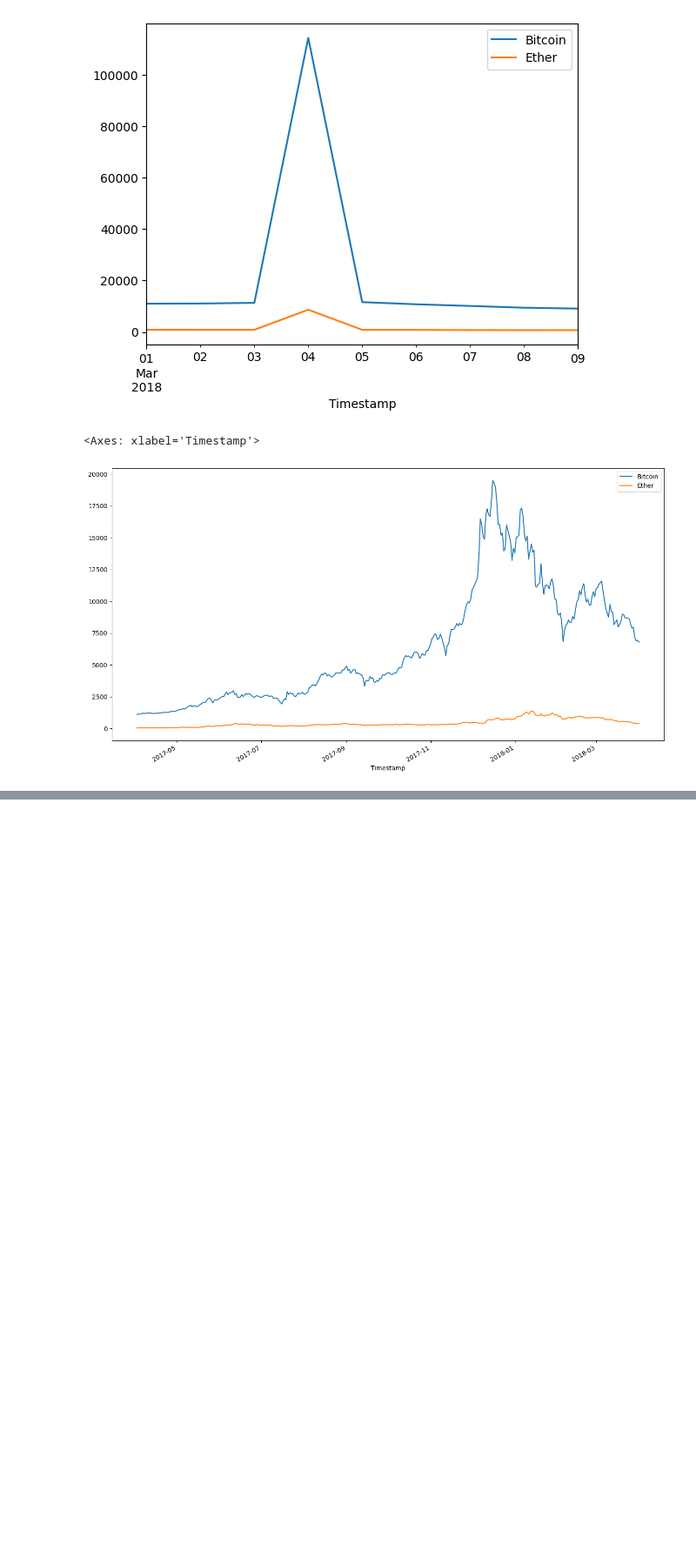
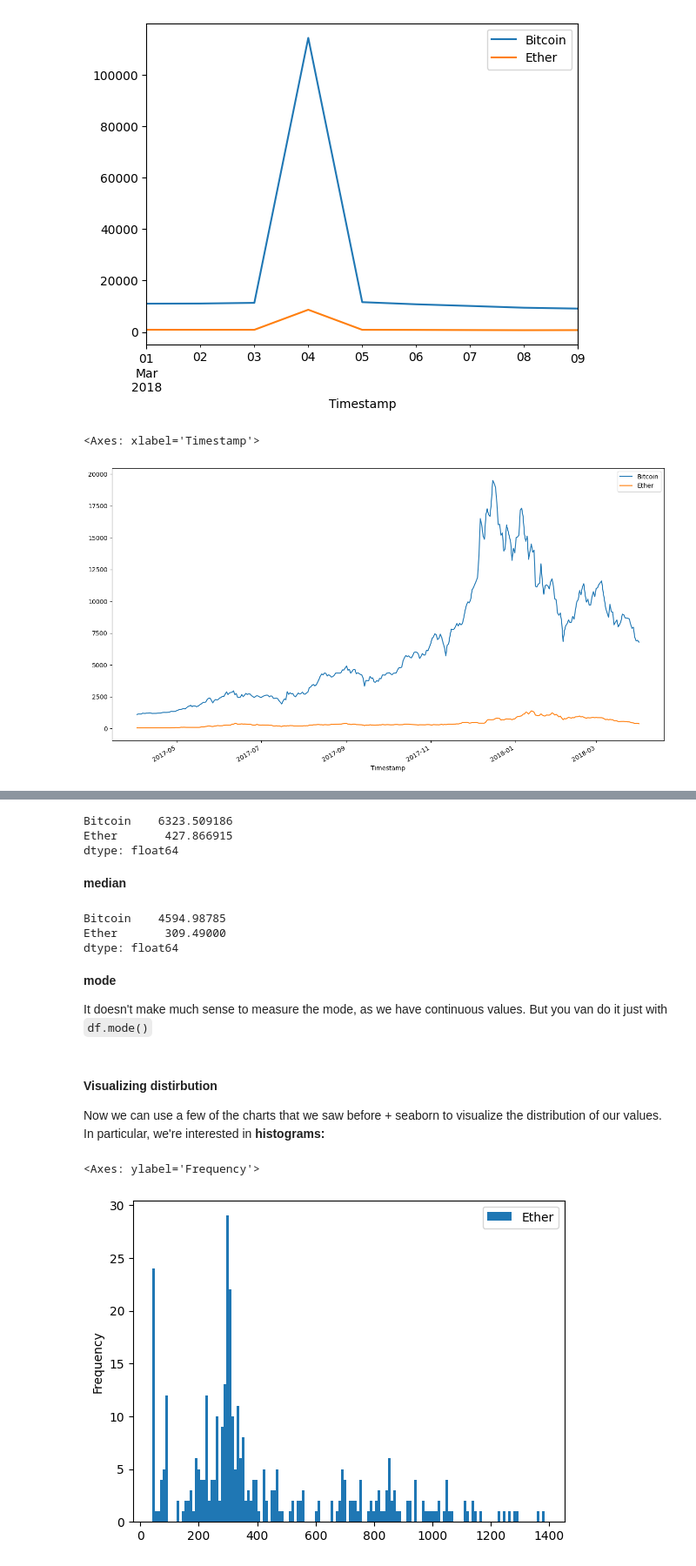
Before and after one commit to grishrana/python_learn, a Jupyter notebook: dataanalysis_freecodecamp/datacleaning/Real examples.ipynb, the cells around one changed output, grey strips where cells are left out. Shown: that part at 87% size. Cells and saved outputs as stored; diff of their text form; code cells hidden in the pictures; blank space fills up the shorter version.

```diff
--- a/dataanalysis_freecodecamp/datacleaning/Real examples.ipynb
+++ b/dataanalysis_freecodecamp/datacleaning/Real examples.ipynb
@@ -125,0 +145,27 @@ df_cleaned.plot(figsize=(16,9))
+# %%
+df_cleaned.mean()
+# %% [output]
+Bitcoin    6323.509186
+Ether       427.866915
+dtype: float64
+# %% [markdown]
+**median**
+# %%
+df.median()
+# %% [output]
+Bitcoin    4594.98785
+Ether       309.49000
+dtype: float64
+# %% [markdown]
+**mode**
+
+It doesn't make much sense to measure the mode, as we have continuous values. But you van do it just with `df.mode()`
+# %% [markdown]
+#### **Visualizing distirbution**
+
+Now we can use a few of the charts that we saw before + seaborn to visualize the distribution of our values. In particular, we're interested in **histograms:**
+# %%
+df_cleaned.plot(kind='hist',y='Ether',bins=150)
+# %% [output]
+<Axes: ylabel='Frequency'>
+[figure, added]
```
Also changed, not shown: parts of 9 cells of this notebook.
